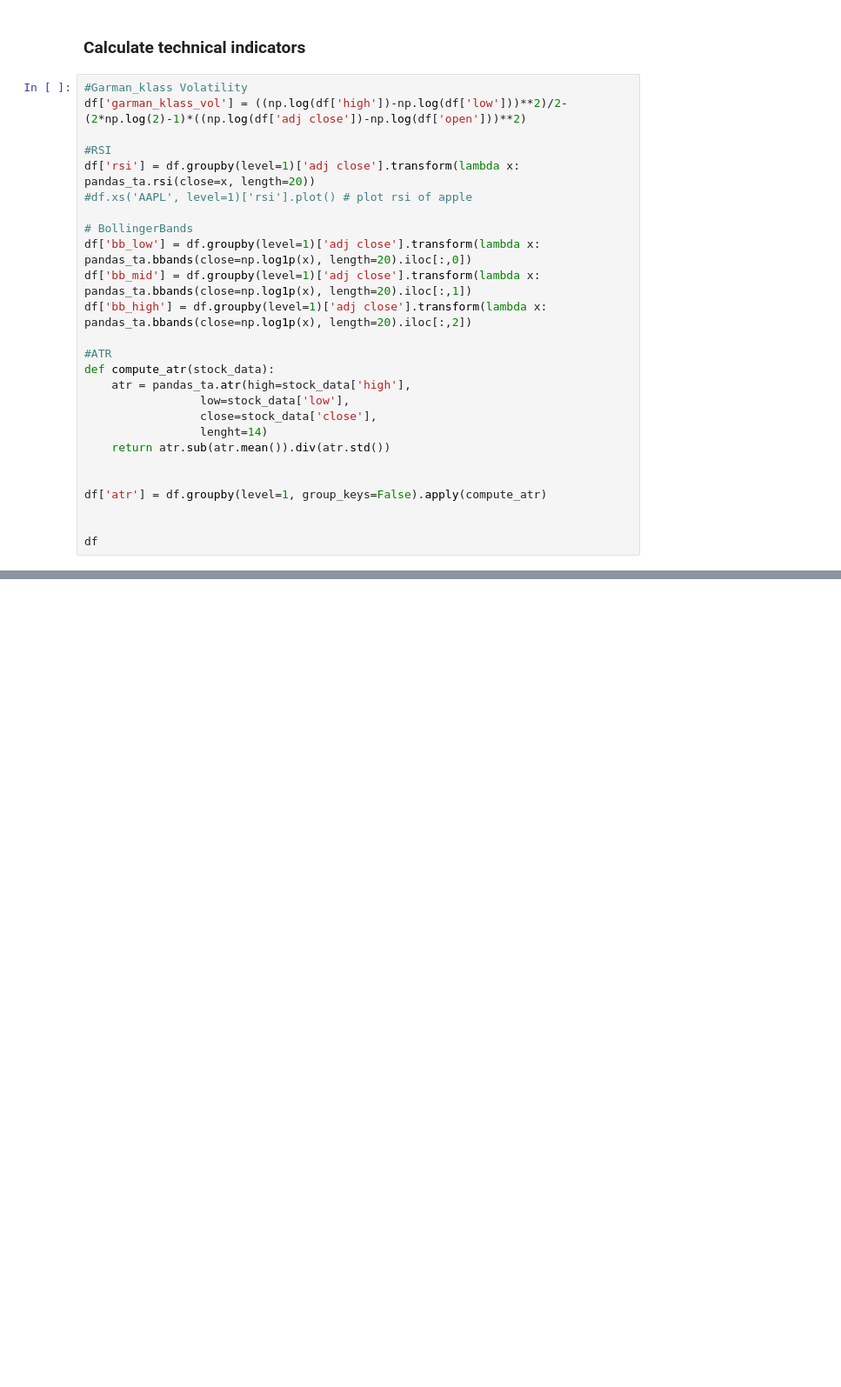
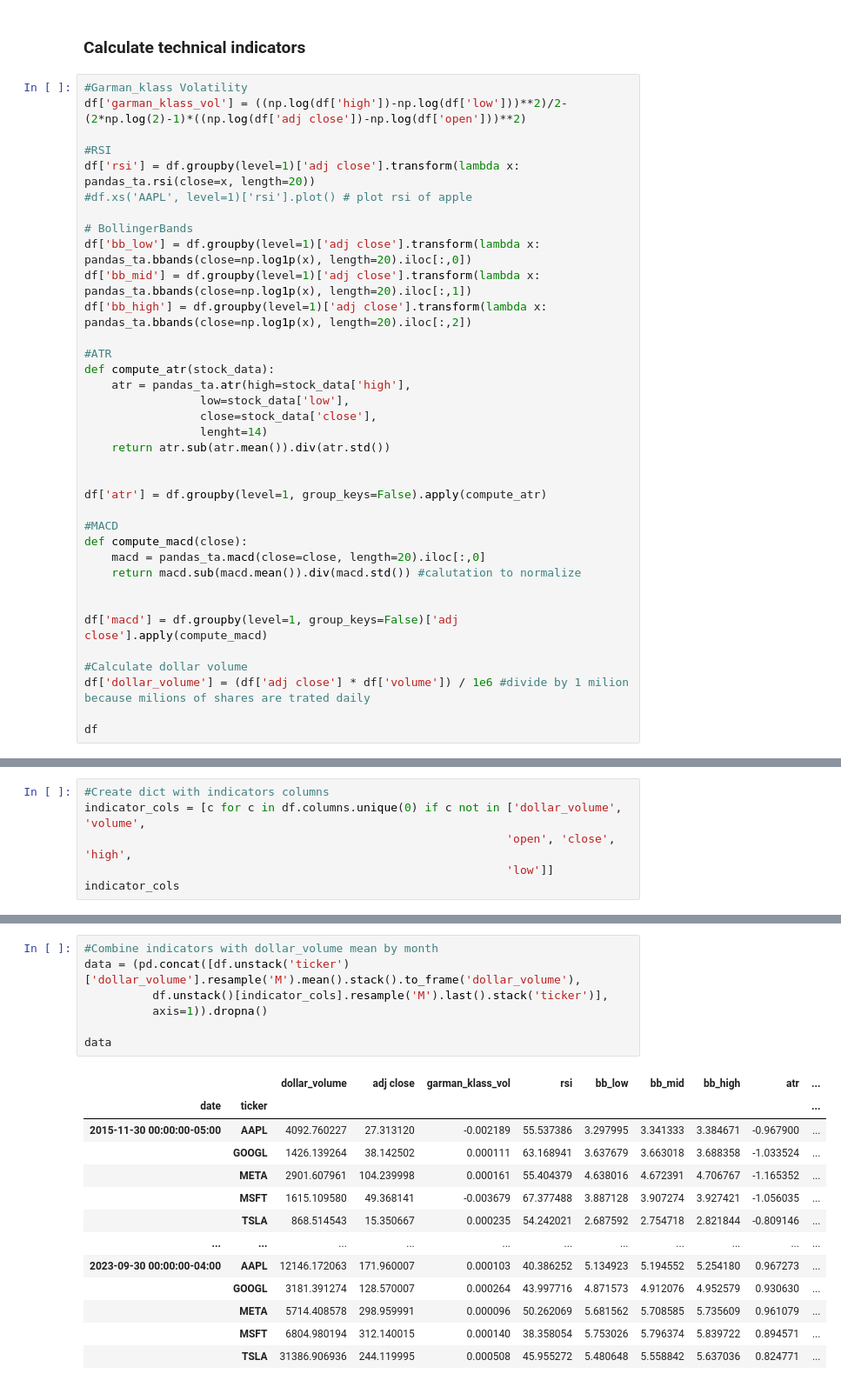
Before and after one commit to mayer19/AlgoritmitTradingCourse, a Jupyter notebook: AlgoTradingTechnique.ipynb, the cells around one changed output, grey strips where cells are left out. Shown: that part at 87% size. Saved outputs shown, nothing was run; the diff lists cells and outputs as text; blank space fills up the shorter version.

```diff
--- a/AlgoTradingTechnique.ipynb
+++ b/AlgoTradingTechnique.ipynb
@@ -117,6 +117,16 @@ def compute_atr(stock_data):
 
 df['atr'] = df.groupby(level=1, group_keys=False).apply(compute_atr)
 
+#MACD
+def compute_macd(close):
+    macd = pandas_ta.macd(close=close, length=20).iloc[:,0]
+    return macd.sub(macd.mean()).div(macd.std()) #calutation to normalize
+
+
+df['macd'] = df.groupby(level=1, group_keys=False)['adj close'].apply(compute_macd)
+
+#Calculate dollar volume
+df['dollar_volume'] = (df['adj close'] * df['volume']) / 1e6 #divide by 1 milion because milions of shares are trated daily
 
 df
 # %% [output]
@@ -136,0 +166,6 @@ df
+# %%
+#Create dict with indicators columns
+indicator_cols = [c for c in df.columns.unique(0) if c not in ['dollar_volume', 'volume',
+                                                              'open', 'close', 'high',
+                                                              'low']]
+indicator_cols
@@ -136,0 +215,21 @@ df
+# %%
+#Combine indicators with dollar_volume mean by month
+data = (pd.concat([df.unstack('ticker')['dollar_volume'].resample('M').mean().stack().to_frame('dollar_volume'),
+          df.unstack()[indicator_cols].resample('M').last().stack('ticker')],
+          axis=1)).dropna()
+
+data
+# %% [output]
+|  |  | dollar_volume | adj close | garman_klass_vol | rsi | bb_low | bb_mid | bb_high | atr | ... |
+| date | ticker |  |  |  |  |  |  |  |  | ... |
+| 2015-11-30 00:00:00-05:00 | AAPL | 4092.760227 | 27.313120 | -0.002189 | 55.537386 | 3.297995 | 3.341333 | 3.384671 | -0.967900 | ... |
+|  | GOOGL | 1426.139264 | 38.142502 | 0.000111 | 63.168941 | 3.637679 | 3.663018 | 3.688358 | -1.033524 | ... |
+|  | META | 2901.607961 | 104.239998 | 0.000161 | 55.404379 | 4.638016 | 4.672391 | 4.706767 | -1.165352 | ... |
+|  | MSFT | 1615.109580 | 49.368141 | -0.003679 | 67.377488 | 3.887128 | 3.907274 | 3.927421 | -1.056035 | ... |
+|  | TSLA | 868.514543 | 15.350667 | 0.000235 | 54.242021 | 2.687592 | 2.754718 | 2.821844 | -0.809146 | ... |
+| ... | ... | ... | ... | ... | ... | ... | ... | ... | ... | ... |
+| 2023-09-30 00:00:00-04:00 | AAPL | 12146.172063 | 171.960007 | 0.000103 | 40.386252 | 5.134923 | 5.194552 | 5.254180 | 0.967273 | ... |
+|  | GOOGL | 3181.391274 | 128.570007 | 0.000264 | 43.997716 | 4.871573 | 4.912076 | 4.952579 | 0.930630 | ... |
+|  | META | 5714.408578 | 298.959991 | 0.000096 | 50.262069 | 5.681562 | 5.708585 | 5.735609 | 0.961079 | ... |
+|  | MSFT | 6804.980194 | 312.140015 | 0.000140 | 38.358054 | 5.753026 | 5.796374 | 5.839722 | 0.894571 | ... |
+|  | TSLA | 31386.906936 | 244.119995 | 0.000508 | 45.955272 | 5.480648 | 5.558842 | 5.637036 | 0.824771 | ... |
```
Also changed, not shown: parts of 8 cells of this notebook.
